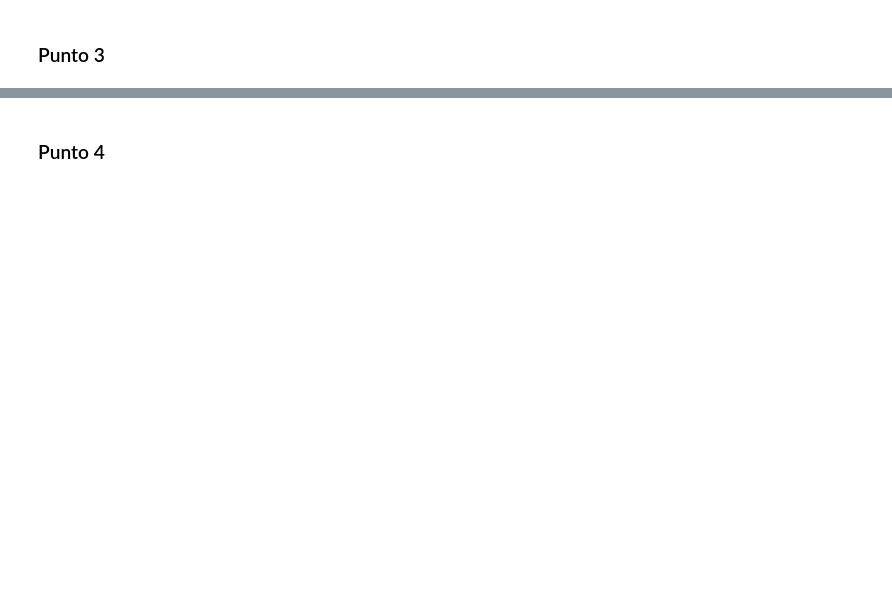
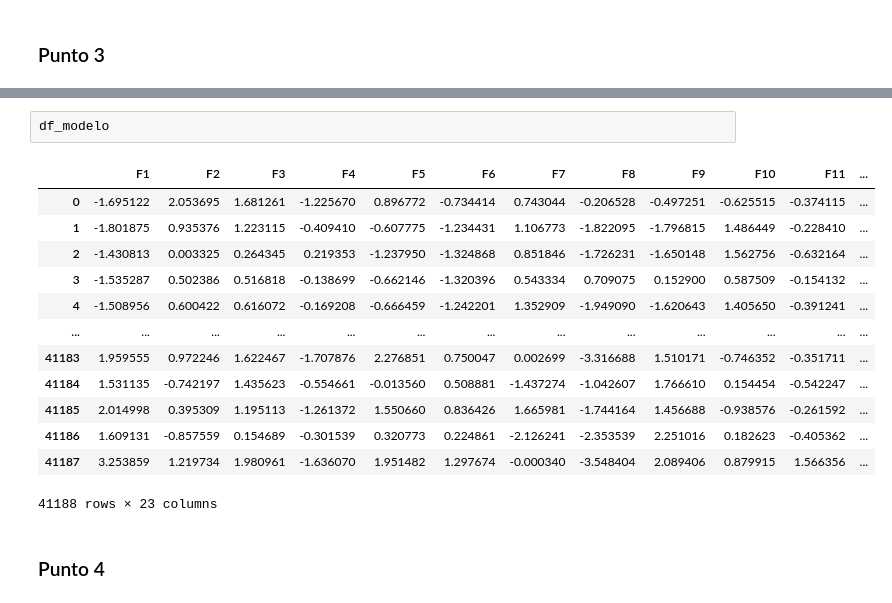
Before and after one commit to antobeni07/Taller_No-Supervisado, a Jupyter notebook: 02_No_Supervisado.ipynb, the cells around one changed output, grey strips where cells are left out. Drawn from its saved outputs; the diff is of its cells as text; blank space fills up the shorter version.

```diff
--- a/02_No_Supervisado.ipynb
+++ b/02_No_Supervisado.ipynb
@@ -777,2 +735,18 @@ N=23: silhouette = 0.105
+# %%
+df_modelo
+# %% [output]
+|  | F1 | F2 | F3 | F4 | F5 | F6 | F7 | F8 | F9 | F10 | F11 | ... |
+| 0 | -1.695122 | 2.053695 | 1.681261 | -1.225670 | 0.896772 | -0.734414 | 0.743044 | -0.206528 | -0.497251 | -0.625515 | -0.374115 | ... |
+| 1 | -1.801875 | 0.935376 | 1.223115 | -0.409410 | -0.607775 | -1.234431 | 1.106773 | -1.822095 | -1.796815 | 1.486449 | -0.228410 | ... |
+| 2 | -1.430813 | 0.003325 | 0.264345 | 0.219353 | -1.237950 | -1.324868 | 0.851846 | -1.726231 | -1.650148 | 1.562756 | -0.632164 | ... |
+| 3 | -1.535287 | 0.502386 | 0.516818 | -0.138699 | -0.662146 | -1.320396 | 0.543334 | 0.709075 | 0.152900 | 0.587509 | -0.154132 | ... |
+| 4 | -1.508956 | 0.600422 | 0.616072 | -0.169208 | -0.666459 | -1.242201 | 1.352909 | -1.949090 | -1.620643 | 1.405650 | -0.391241 | ... |
+| ... | ... | ... | ... | ... | ... | ... | ... | ... | ... | ... | ... | ... |
+| 41183 | 1.959555 | 0.972246 | 1.622467 | -1.707876 | 2.276851 | 0.750047 | 0.002699 | -3.316688 | 1.510171 | -0.746352 | -0.351711 | ... |
+| 41184 | 1.531135 | -0.742197 | 1.435623 | -0.554661 | -0.013560 | 0.508881 | -1.437274 | -1.042607 | 1.766610 | 0.154454 | -0.542247 | ... |
+| 41185 | 2.014998 | 0.395309 | 1.195113 | -1.261372 | 1.550660 | 0.836426 | 1.665981 | -1.744164 | 1.456688 | -0.938576 | -0.261592 | ... |
+| 41186 | 1.609131 | -0.857559 | 0.154689 | -0.301539 | 0.320773 | 0.224861 | -2.126241 | -2.353539 | 2.251016 | 0.182623 | -0.405362 | ... |
+| 41187 | 3.253859 | 1.219734 | 1.980961 | -1.636070 | 1.951482 | 1.297674 | -0.000340 | -3.548404 | 2.089406 | 0.879915 | 1.566356 | ... |
+41188 rows × 23 columns
 # %% [markdown]
 ### Punto 4
```
Also changed, not shown: parts of 7 cells of this notebook.
